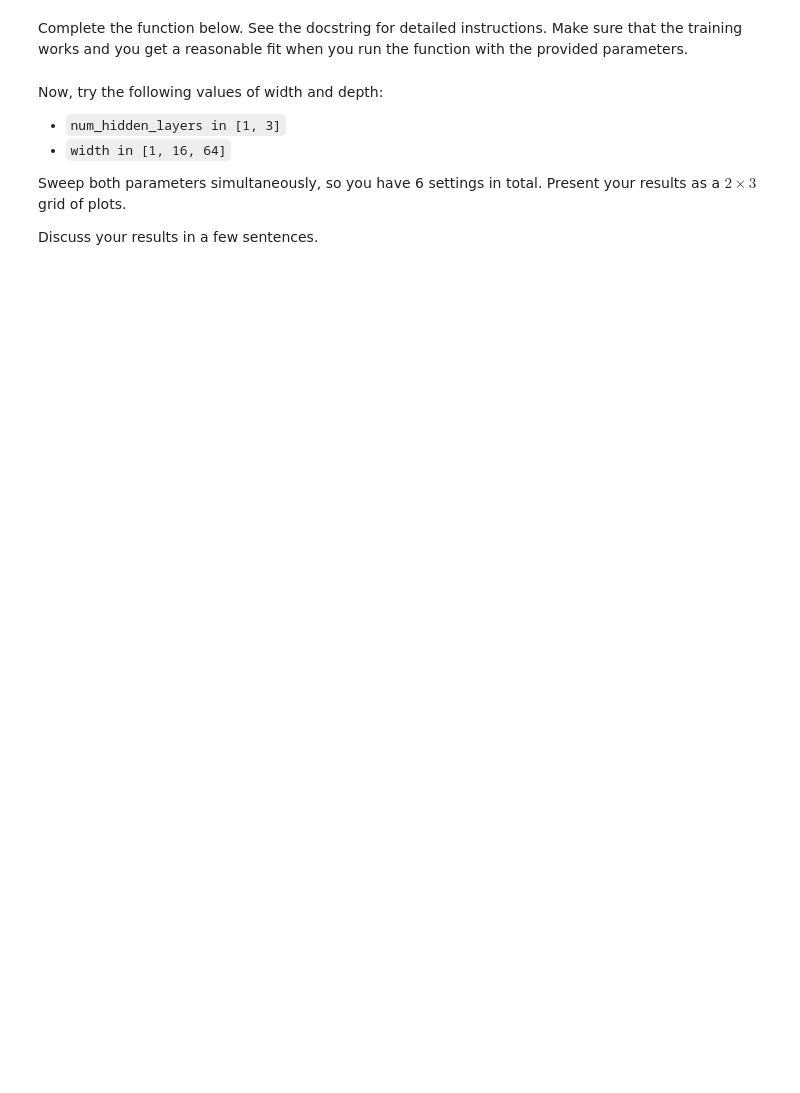
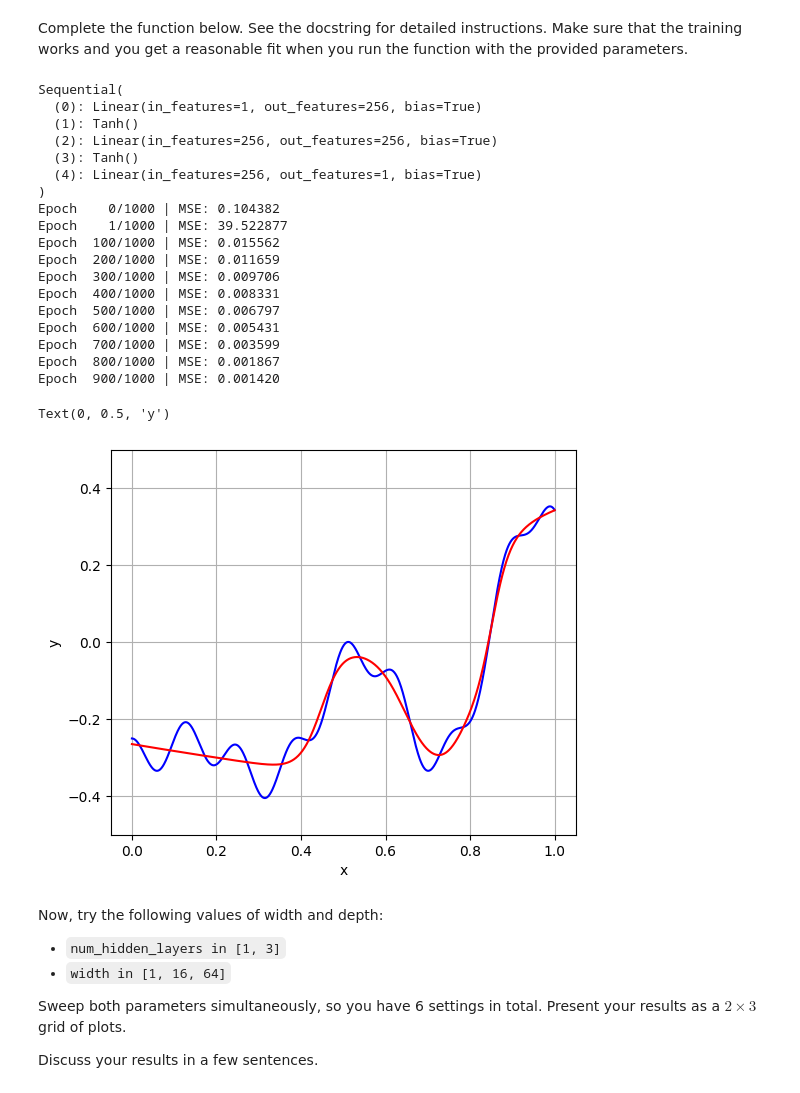
Before and after one commit to jithendra1798/ML-CS-GY-6923-B, a Jupyter notebook: 05_ml_cs_gy_6923_b_lab_04_mlp.ipynb, the cells around one changed output. Saved outputs shown, nothing was run; the diff lists cells and outputs as text; code cells hidden in the pictures; blank space fills up the shorter version.

Commit message:
train_model function

```diff
--- a/05_ml_cs_gy_6923_b_lab_04_mlp.ipynb
+++ b/05_ml_cs_gy_6923_b_lab_04_mlp.ipynb
@@ -87,40 +90,79 @@ def train_model(
         inference on new data via model(new_x).
 
     final_pred : torch.Tensor
         Model predictions on the input data x, detached from the computation graph.
         Shape: (n_samples,). Useful for immediate visualization or evaluation.
 
     Training Details
     ----------------
     - Optimizer: Adam
     - Loss function: Mean Squared Error (MSE)
 
   """
-  model = ...
+  x_in = x.reshape(-1, 1).float()
+  y_in = y.reshape(-1, 1).float()
+  layers = [nn.Linear(1, width), activation()]
+  for _ in range(num_hidden_layers):
+    layers += [nn.Linear(width, width), activation()]
+  layers += [nn.Linear(width, 1)]
+
+  model = nn.Sequential(*layers)
   print(model)
 
+  # Optimizer & loss
+  optimizer = optim.Adam(model.parameters(), lr=lr)
+  loss_fn = nn.MSELoss()
+
   model.train()
-  optimizer = ...
+  for epoch in range(epochs):
+    optimizer.zero_grad()
+    preds = model(x_in)
+    loss = loss_fn(preds, y_in)
+    loss.backward()
+    optimizer.step()
 
-  for epoch in range(epochs):
-      ...
+    # Light progress print
+    if epoch % max(epochs // 10, 1) == 0 or epoch == 1:
+        print(f"Epoch {epoch:4d}/{epochs} | MSE: {loss.item():.6f}")
 
   model.eval()
-  final_pred = ...
-  return model, final_pred
 
+  with torch.no_grad():
+    final_pred = model(x_in).squeeze(1)
+    return model, final_pred
 
-_, y_pred = train_model(x[:, None], fs, width=256, num_hidden_layers=1)
+_, y_pred = train_model(x[:, None], fs, width=256, num_hidden_layers=1, activation=nn.Tanh)
 
 
 _, ax = plt.subplots(1, 1, figsize=(6, 5))
 
 ax.plot(x, fs, "-b")
 ax.plot(x, y_pred, "-r")
 ax.grid()
 ax.set_ylim([-0.5, 0.5])
 ax.set_xlabel("x")
 ax.set_ylabel("y")
+# %% [output]
+Sequential(
+  (0): Linear(in_features=1, out_features=256, bias=True)
+  (1): Tanh()
+  (2): Linear(in_features=256, out_features=256, bias=True)
+  (3): Tanh()
+  (4): Linear(in_features=256, out_features=1, bias=True)
+)
+Epoch    0/1000 | MSE: 0.104382
+Epoch    1/1000 | MSE: 39.522877
+Epoch  100/1000 | MSE: 0.015562
+Epoch  200/1000 | MSE: 0.011659
+Epoch  300/1000 | MSE: 0.009706
+Epoch  400/1000 | MSE: 0.008331
+Epoch  500/1000 | MSE: 0.006797
+Epoch  600/1000 | MSE: 0.005431
+Epoch  700/1000 | MSE: 0.003599
+Epoch  800/1000 | MSE: 0.001867
+Epoch  900/1000 | MSE: 0.001420
+Text(0, 0.5, 'y')
+[figure, added]
 # %% [markdown]
 Now, try the following values of width and depth:
 - `num_hidden_layers in [1, 3]`
```
Also changed, not shown: parts of 1 cell of this notebook.
